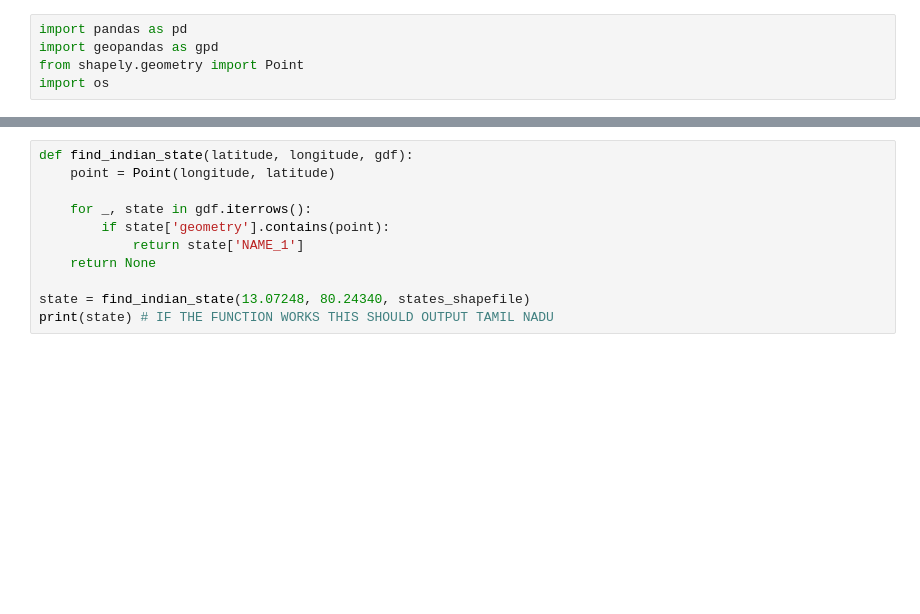
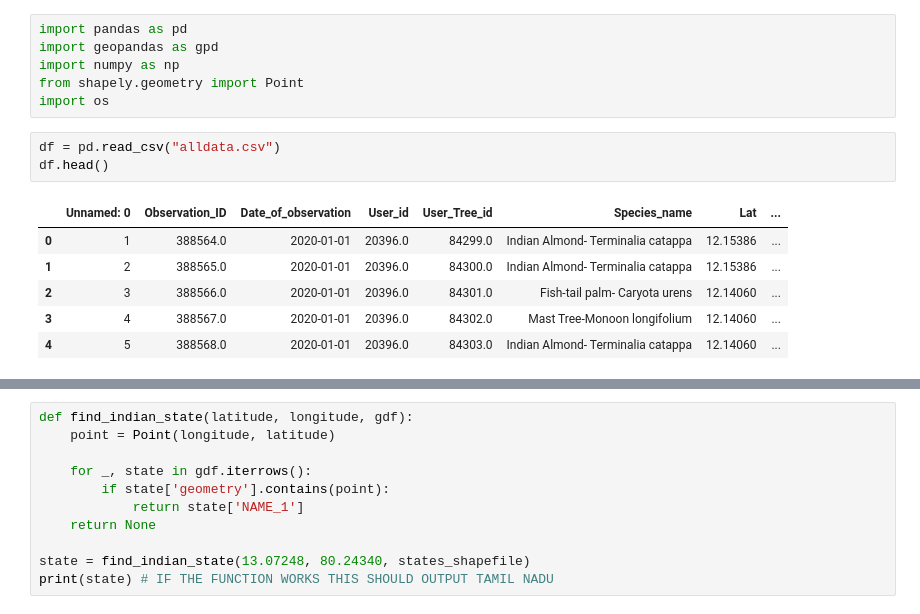
Before and after one commit to BU-Spark/pitne-season-watch, a Jupyter notebook: data cleaning.ipynb, the cells around one changed output, grey strips where cells are left out. Drawn from its saved outputs; the diff is of its cells as text; blank space fills up the shorter version.

```diff
--- a/data cleaning.ipynb
+++ b/data cleaning.ipynb
@@ -20,5 +21,16 @@ Requirement already satisfied: tzdata>=2022.1 in /opt/anaconda3/envs/cs589/lib/p
 # %%
 import pandas as pd
 import geopandas as gpd
+import numpy as np
 from shapely.geometry import Point
 import os
+# %%
+df = pd.read_csv("alldata.csv")
+df.head()
+# %% [output]
+|  | Unnamed: 0 | Observation_ID | Date_of_observation | User_id | User_Tree_id | Species_name | Lat | ... |
+| 0 | 1 | 388564.0 | 2020-01-01 | 20396.0 | 84299.0 | Indian Almond- Terminalia catappa | 12.15386 | ... |
+| 1 | 2 | 388565.0 | 2020-01-01 | 20396.0 | 84300.0 | Indian Almond- Terminalia catappa | 12.15386 | ... |
+| 2 | 3 | 388566.0 | 2020-01-01 | 20396.0 | 84301.0 | Fish-tail palm- Caryota urens | 12.14060 | ... |
+| 3 | 4 | 388567.0 | 2020-01-01 | 20396.0 | 84302.0 | Mast Tree-Monoon longifolium | 12.14060 | ... |
+| 4 | 5 | 388568.0 | 2020-01-01 | 20396.0 | 84303.0 | Indian Almond- Terminalia catappa | 12.14060 | ... |
```
Also changed, not shown: parts of 4 cells of this notebook, 1 other file.
